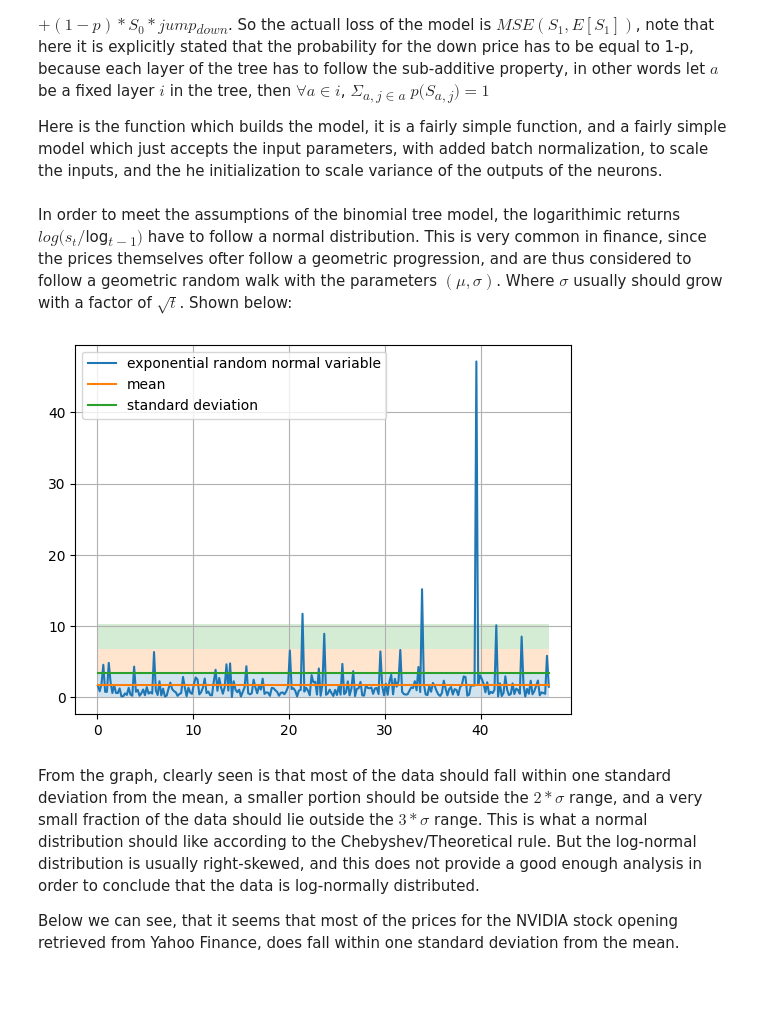
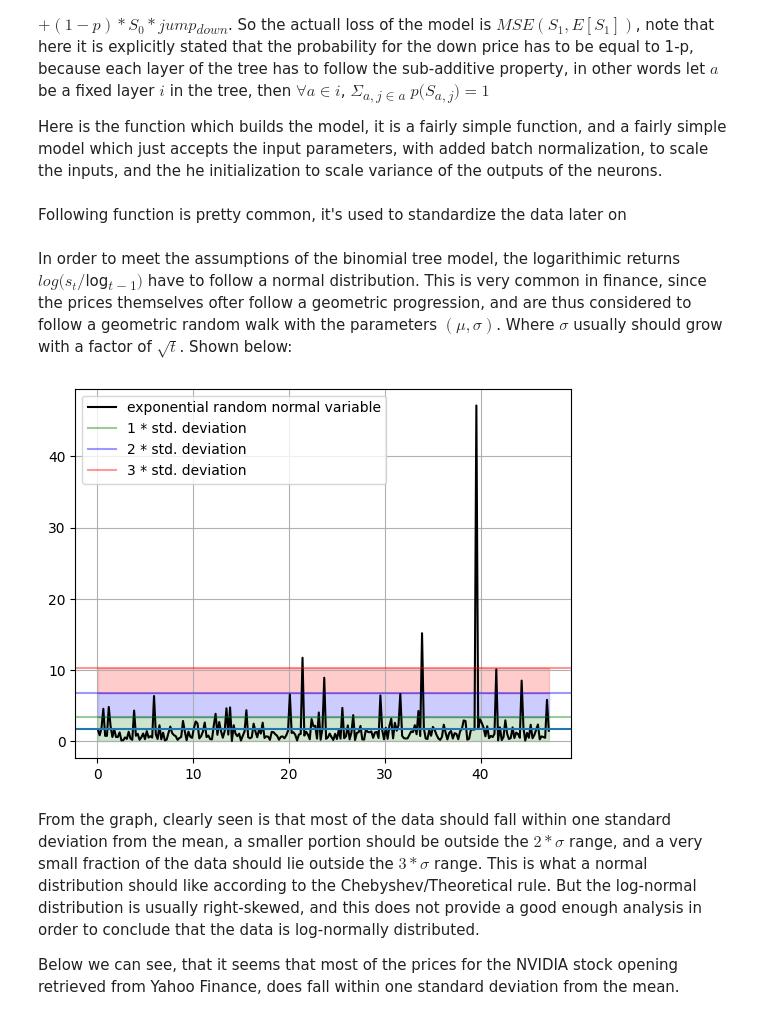
Before and after one commit to SmajlovicEmir/Binomial-ML-probabilities, a Jupyter notebook: Probabilities Estimation.ipynb, the cells around one changed output. Saved outputs shown, nothing was run; the diff lists cells and outputs as text; code cells hidden in the pictures; blank space fills up the shorter version.

```diff
--- a/Probabilities Estimation.ipynb
+++ b/Probabilities Estimation.ipynb
@@ -154,3 +185,5 @@ def build_model(hidden_layers=1, no_of_neurons=100, lr=25e-3,):
     model.add(keras.layers.Dense(2, activation="softmax"))
     model.compile(loss=binomial_prediction_error, optimizer=keras.optimizers.Adam(learning_rate=lr))
     return model
+# %% [markdown]
+Following function is pretty common, it's used to standardize the data later on
@@ -157,21 +193,29 @@ def build_model(hidden_layers=1, no_of_neurons=100, lr=25e-3,):
 # %% [markdown]
 In order to meet the assumptions of the binomial tree model, the logarithimic returns $log(s_t / $log<sub>$t-1$</sub>$)$ have to follow a normal distribution. This is very common in finance, since the prices themselves ofter follow a geometric progression, and are thus considered to follow a geometric random walk with the parameters $(\mu, \sigma)$. Where $\sigma$ usually should grow with a factor of $\sqrt t$. Shown below:
 # %%
+# ensures reproducibility
 np.random.seed(42)
-random_normal = np.exp(np.random.randn(250))  # 250 samples of the normal distribution with mean = 0 and std: 1
-mean = np.full((1, 250), random_normal.mean())
-std_dev = np.full((1, 250), random_normal.std())
-x = np.linspace(np.min(random_normal), np.max(random_normal), 250)
-plt.plot(x, random_normal, label="exponential random normal variable")
-plt.plot(x, mean.T, label="mean")
-plt.plot(x, std_dev.T, label="standard deviation")
-plt.fill_between(x, 0, random_normal.std(), alpha=0.2)
-plt.fill_between(x, random_normal.std(), 2 * random_normal.std(), alpha=0.2)
-plt.fill_between(x, 2 * random_normal.std(), 3 * random_normal.std(), alpha=0.2)
+tf.random.set_seed(42)
+
+random_exponential_normal = np.exp(np.random.randn(250))  # 250 samples of the normal distribution with mean=0 and std=1
+
+exponential_normal_mean = random_exponential_normal.mean()
+exponential_normal_std = random_exponential_normal.std()
+
+x = np.linspace(np.min(random_exponential_normal), np.max(random_exponential_normal), 250)
+
+plt.plot(x, random_exponential_normal, color="black", label="exponential random normal variable")
+plt.axhline(y=exponential_normal_mean)
+
+for scalar, color in enumerate(("green", "blue", "red")):
+    plt.axhline(y=(scalar + 1) * exponential_normal_std, color=color, label=f"{scalar + 1} * std. deviation", alpha=.4)
+    plt.fill_between(x, scalar * exponential_normal_std, (scalar + 1) * exponential_normal_std, color=color, alpha=0.2)
+
 plt.grid()
-plt.legend();
+plt.legend()
+plt.show();
 # %% [output]
-[figure, old version]
+[figure, new version]
 # %% [markdown]
 From the graph, clearly seen is that most of the data should fall within one standard deviation from the mean, a smaller portion should be outside the $2 * \sigma$ range, and a very small fraction of the data should lie outside the $3 * \sigma$ range. This is what a normal distribution should like according to the Chebyshev/Theoretical rule. But the log-normal distribution is usually right-skewed, and this does not provide a good enough analysis in order to conclude that the data is log-normally distributed.
 
```
Also changed, not shown: parts of 27 cells of this notebook, 3 other files.
